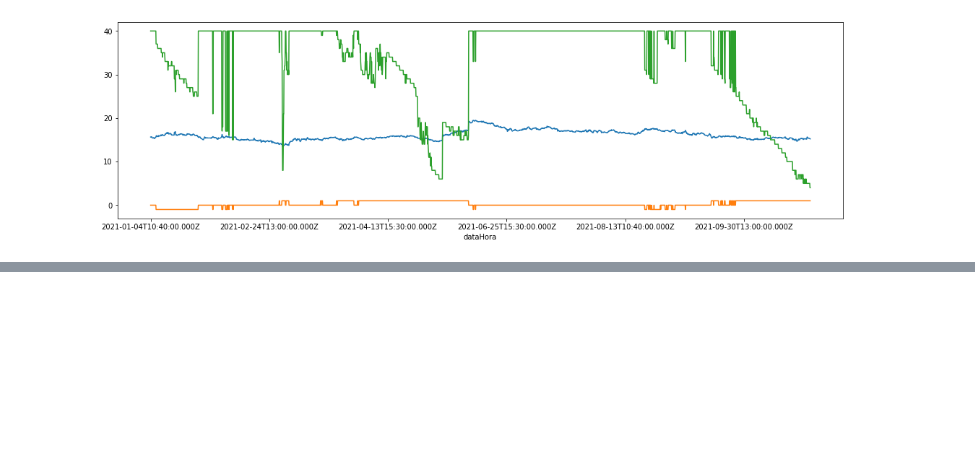
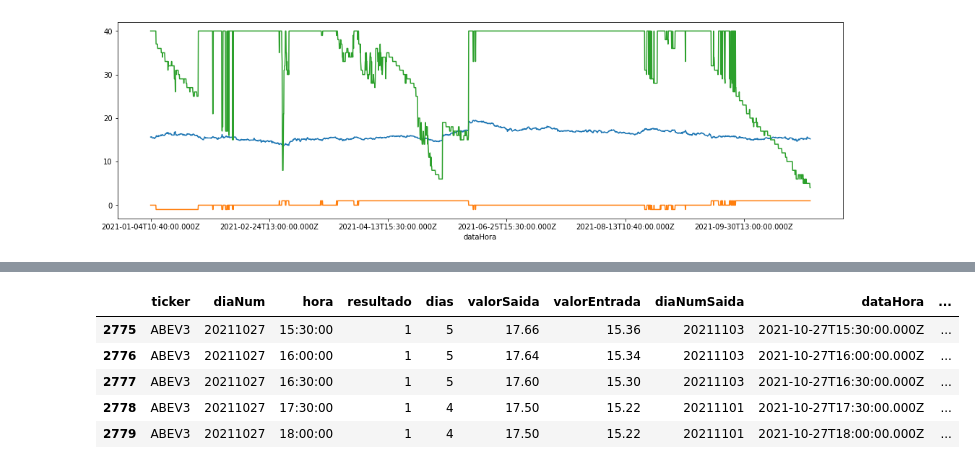
Before and after one commit to paulofor/Jupyter-Espaco01, a Jupyter notebook: ResultadoFuturo/Avaliando ABEV3.ipynb, the cells around one changed output, grey strips where cells are left out. Drawn from its saved outputs; the diff is of its cells as text; code cells hidden in the pictures; blank space fills up the shorter version.

```diff
--- a/ResultadoFuturo/Avaliando ABEV3.ipynb
+++ b/ResultadoFuturo/Avaliando ABEV3.ipynb
@@ -29,0 +53,9 @@ plt.show()
+# %%
+df.tail()
+# %% [output]
+|  | ticker | diaNum | hora | resultado | dias | valorSaida | valorEntrada | diaNumSaida | dataHora | ... |
+| 2775 | ABEV3 | 20211027 | 15:30:00 | 1 | 5 | 17.66 | 15.36 | 20211103 | 2021-10-27T15:30:00.000Z | ... |
+| 2776 | ABEV3 | 20211027 | 16:00:00 | 1 | 5 | 17.64 | 15.34 | 20211103 | 2021-10-27T16:00:00.000Z | ... |
+| 2777 | ABEV3 | 20211027 | 16:30:00 | 1 | 5 | 17.60 | 15.30 | 20211103 | 2021-10-27T16:30:00.000Z | ... |
+| 2778 | ABEV3 | 20211027 | 17:30:00 | 1 | 4 | 17.50 | 15.22 | 20211101 | 2021-10-27T17:30:00.000Z | ... |
+| 2779 | ABEV3 | 20211027 | 18:00:00 | 1 | 4 | 17.50 | 15.22 | 20211101 | 2021-10-27T18:00:00.000Z | ... |
```
Also changed, not shown: parts of 2 cells of this notebook, 2 other files.
